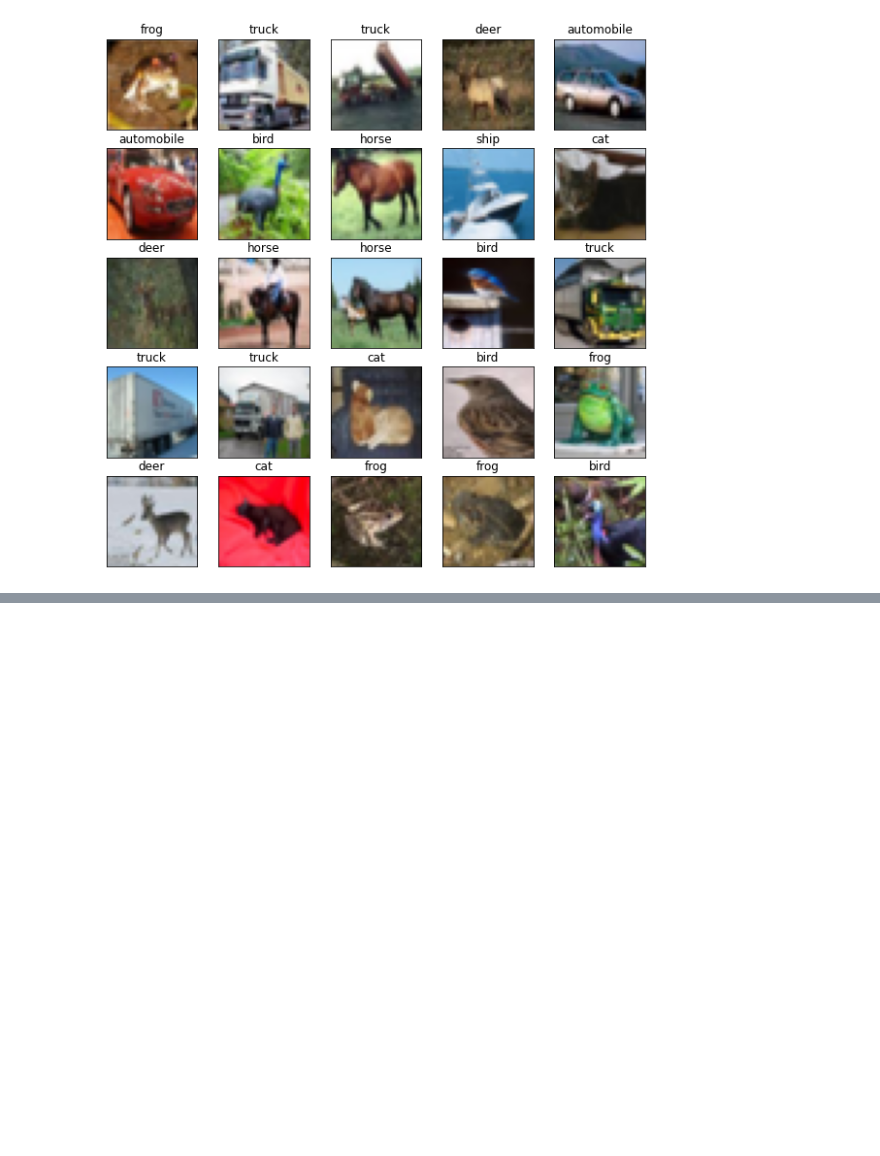
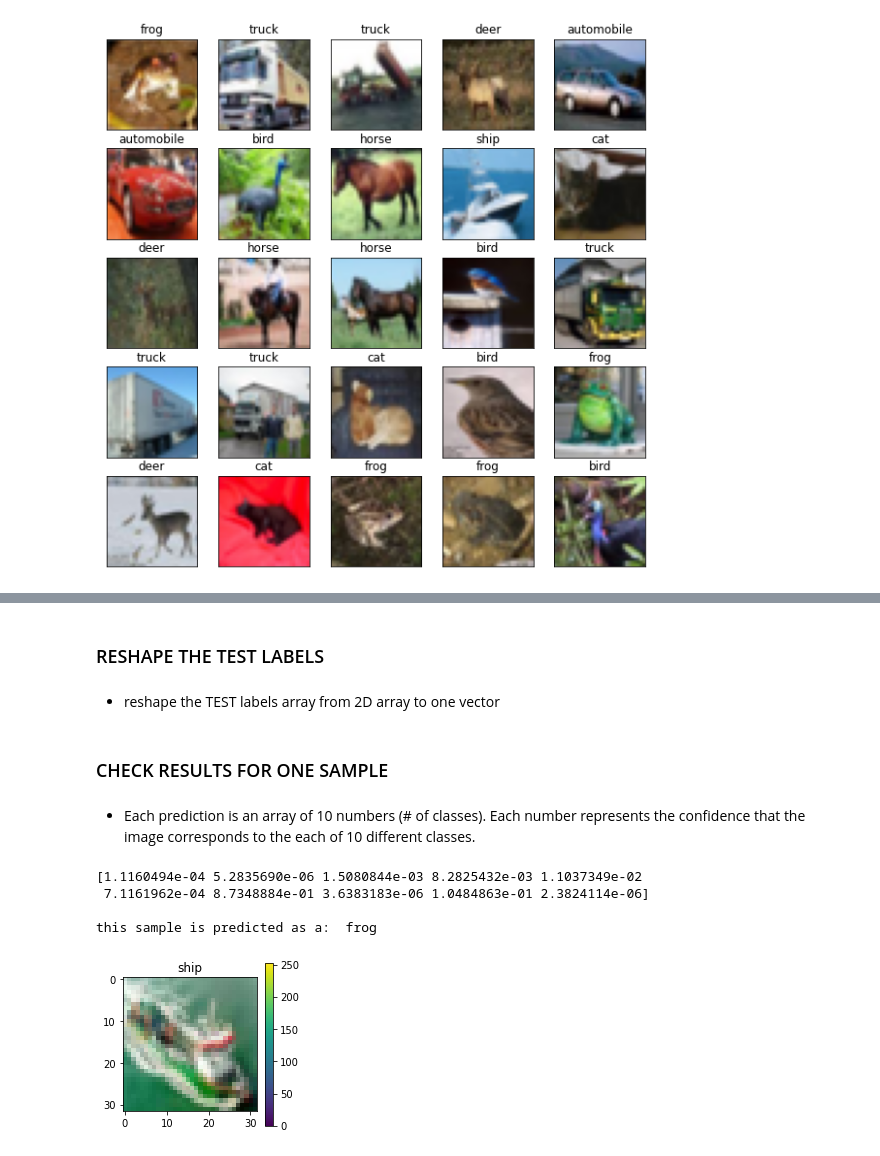
Before and after one commit to AbuAlkebash/Deep-Learning, a Jupyter notebook: Image_classification_using_CNN_CIFAR10_dataset.ipynb, the cells around one changed output, grey strips where cells are left out. Cells and saved outputs as stored; diff of their text form; code cells hidden in the pictures; blank space fills up the shorter version.

```diff
--- a/Image_classification_using_CNN_CIFAR10_dataset.ipynb
+++ b/Image_classification_using_CNN_CIFAR10_dataset.ipynb
@@ -291,0 +188,2 @@ plt.show()
+# %%
+cnn.fit(train_images, train_labels, epochs=10)
@@ -291,0 +225,6 @@ plt.show()
+# %%
+# Predict the class of each image, since we have an optimized model now.
+predictions = cnn.predict(test_images)
+
+# Each prediction for each image has 10 probability scores.
+predictions.shape
@@ -291,0 +239,34 @@ plt.show()
+# %%
+(train_images, train_labels), (test_images, test_labels) = keras.datasets.cifar10.load_data()
+# %% [markdown]
+### RESHAPE THE TEST LABELS
+# %% [markdown]
+* reshape the TEST labels array from 2D array to one vector
+# %%
+test_labels = test_labels.reshape(-1,)
+#train_labels = train_labels.reshape(-1,)
+# %% [markdown]
+### CHECK RESULTS FOR ONE SAMPLE
+# %% [markdown]
+* Each prediction is an array of 10 numbers (# of classes). Each number represents the confidence that the image corresponds to the each of 10 different classes.
+# %%
+sample = 15
+print(predictions[sample])
+
+# pick the index of the element with high confidence
+maxProb = np.argmax(predictions[sample])
+print('\nthis sample is predicted as a: ', classes[maxProb], '\n')
+
+
+# plot the sample
+plt.figure(figsize=(3,3))
+plt.imshow(test_images[sample]) # cmap=plt.cm.binary
+plt.title(classes[test_labels[sample]])
+plt.colorbar()
+plt.show()
+# %% [output]
+[1.1160494e-04 5.2835690e-06 1.5080844e-03 8.2825432e-03 1.1037349e-02
+ 7.1161962e-04 8.7348884e-01 3.6383183e-06 1.0484863e-01 2.3824114e-06]
+
+this sample is predicted as a:  frog
+[figure, added]
```
Also changed, not shown: parts of 52 cells of this notebook.
